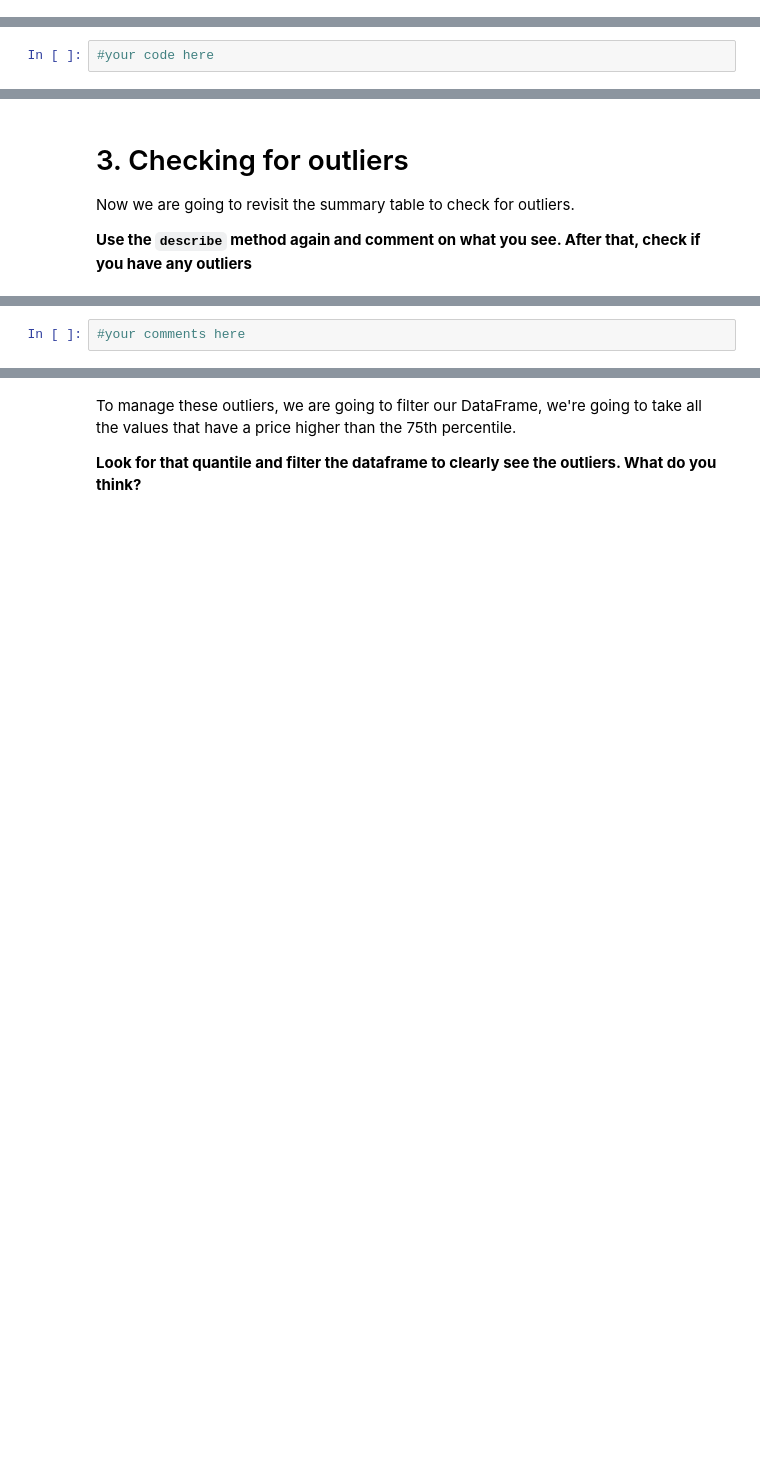
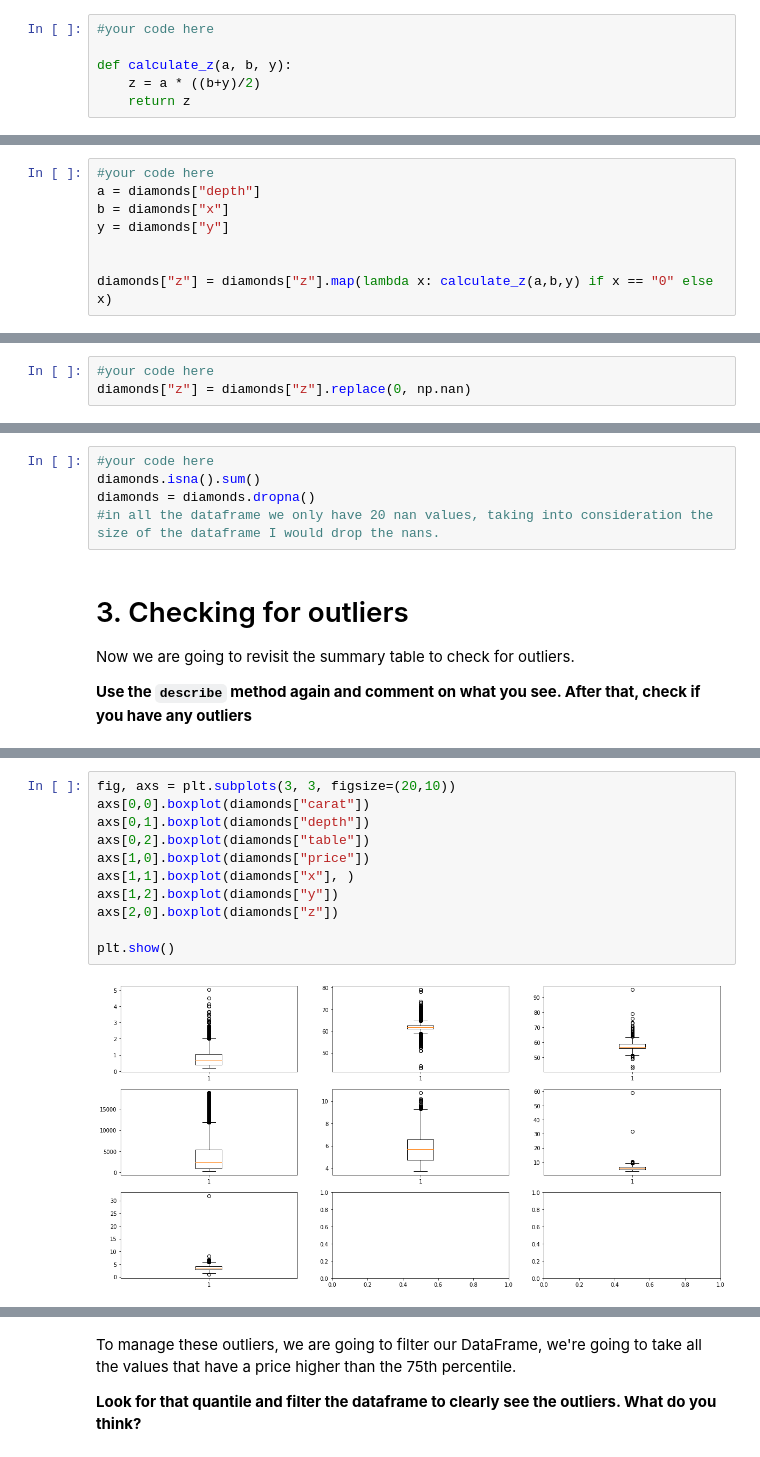
Before and after one commit to ta-data-lis/M2-mini-project1, a Jupyter notebook: 1.-Data Cleaning.ipynb, the cells around one changed output, grey strips where cells are left out. Saved outputs shown, nothing was run; the diff lists cells and outputs as text; blank space fills up the shorter version.

```diff
--- a/1.-Data Cleaning.ipynb
+++ b/1.-Data Cleaning.ipynb
@@ -118,2 +211,8 @@ For those 12 rows, we will create a function that applies the formula given in t
+# %%
+#your code here
+
+def calculate_z(a, b, y):
+    z = a * ((b+y)/2)
+    return z
 # %% [markdown]
 **Apply it just to the rows with incorrect values**
@@ -121,0 +219,8 @@ For those 12 rows, we will create a function that applies the formula given in t
+# %%
+#your code here
+a = diamonds["depth"]
+b = diamonds["x"]
+y = diamonds["y"]
+
+
+diamonds["z"] = diamonds["z"].map(lambda x: calculate_z(a,b,y) if x == "0" else x)
@@ -127,6 +236,7 @@ To replace them we can use the pandas .replace() method and np.NaN.
 **Replace the zero values in the `z` column for a NaN**
 # %%
 #your code here
+diamonds["z"] = diamonds["z"].replace(0, np.nan)
 # %% [markdown]
 Let's check the data again with the `describe()` method.
 # %%
@@ -142,3 +261,8 @@ Let's finish by checking for NaN values in the data. Since we introduced them ou
+# %%
+#your code here
+diamonds.isna().sum()
+diamonds = diamonds.dropna()
+#in all the dataframe we only have 20 nan values, taking into consideration the size of the dataframe I would drop the nans.
 # %% [markdown]
 # 3. Checking for outliers
 Now we are going to revisit the summary table to check for outliers.
@@ -149,2 +284,13 @@ Now we are going to revisit the summary table to check for outliers.
-# %%
-#your comments here
+# %%
+fig, axs = plt.subplots(3, 3, figsize=(20,10))
+axs[0,0].boxplot(diamonds["carat"])
+axs[0,1].boxplot(diamonds["depth"])
+axs[0,2].boxplot(diamonds["table"])
+axs[1,0].boxplot(diamonds["price"])
+axs[1,1].boxplot(diamonds["x"], )
+axs[1,2].boxplot(diamonds["y"])
+axs[2,0].boxplot(diamonds["z"])
+
+plt.show()
+# %% [output]
+[figure, added]
```
Also changed, not shown: parts of 32 cells of this notebook, 1 other file.
